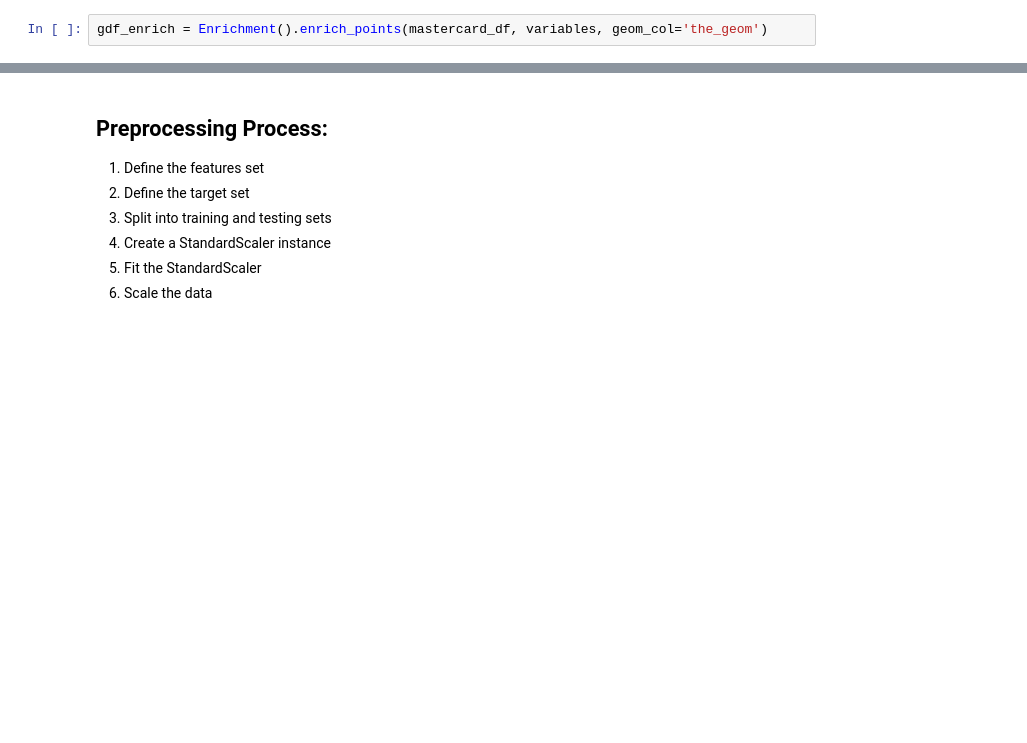
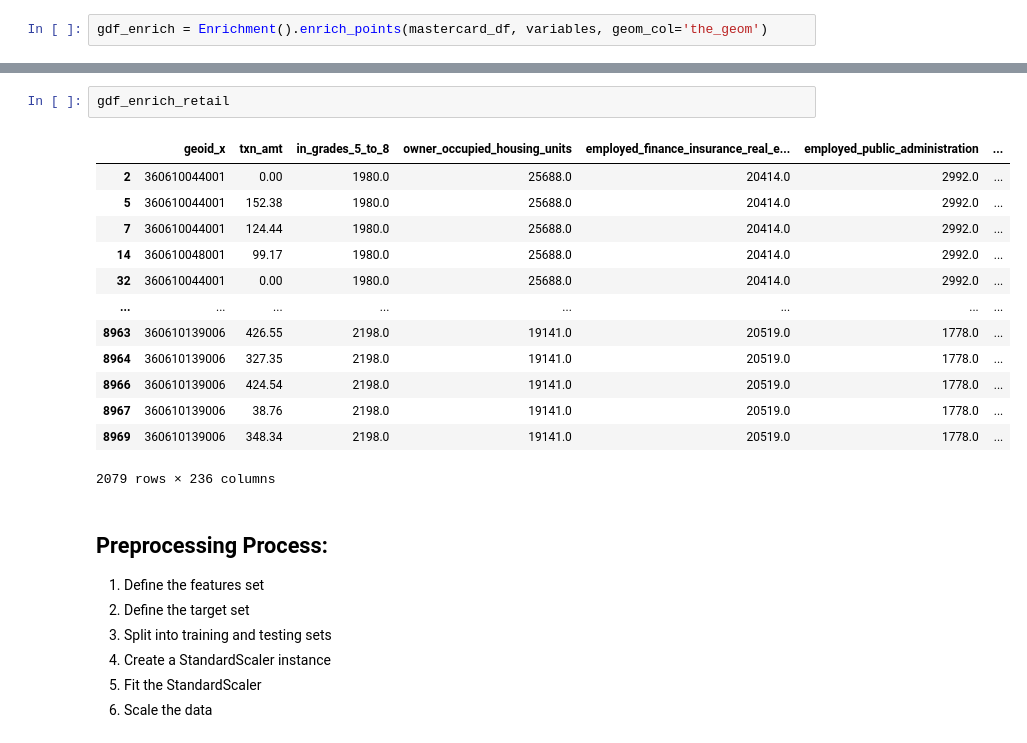
Before and after one commit to asliwinski23/mastercard_spend_prediction, a Jupyter notebook: final_project.ipynb, the cells around one changed output, grey strips where cells are left out. Drawn from its saved outputs; the diff is of its cells as text; blank space fills up the shorter version.

```diff
--- a/final_project.ipynb
+++ b/final_project.ipynb
@@ -152,3 +162,19 @@ See the caveats in the documentation: https://pandas.pydata.org/pandas-docs/stab
+# %%
+gdf_enrich_retail
+# %% [output]
+|  | geoid_x | txn_amt | in_grades_5_to_8 | owner_occupied_housing_units | employed_finance_insurance_real_e... | employed_public_administration | ... |
+| 2 | 360610044001 | 0.00 | 1980.0 | 25688.0 | 20414.0 | 2992.0 | ... |
+| 5 | 360610044001 | 152.38 | 1980.0 | 25688.0 | 20414.0 | 2992.0 | ... |
+| 7 | 360610044001 | 124.44 | 1980.0 | 25688.0 | 20414.0 | 2992.0 | ... |
+| 14 | 360610048001 | 99.17 | 1980.0 | 25688.0 | 20414.0 | 2992.0 | ... |
+| 32 | 360610044001 | 0.00 | 1980.0 | 25688.0 | 20414.0 | 2992.0 | ... |
+| ... | ... | ... | ... | ... | ... | ... | ... |
+| 8963 | 360610139006 | 426.55 | 2198.0 | 19141.0 | 20519.0 | 1778.0 | ... |
+| 8964 | 360610139006 | 327.35 | 2198.0 | 19141.0 | 20519.0 | 1778.0 | ... |
+| 8966 | 360610139006 | 424.54 | 2198.0 | 19141.0 | 20519.0 | 1778.0 | ... |
+| 8967 | 360610139006 | 38.76 | 2198.0 | 19141.0 | 20519.0 | 1778.0 | ... |
+| 8969 | 360610139006 | 348.34 | 2198.0 | 19141.0 | 20519.0 | 1778.0 | ... |
+2079 rows × 236 columns
 # %% [markdown]
 ## Preprocessing Process:
 1. Define the features set
```
Also changed, not shown: parts of 19 cells of this notebook.
